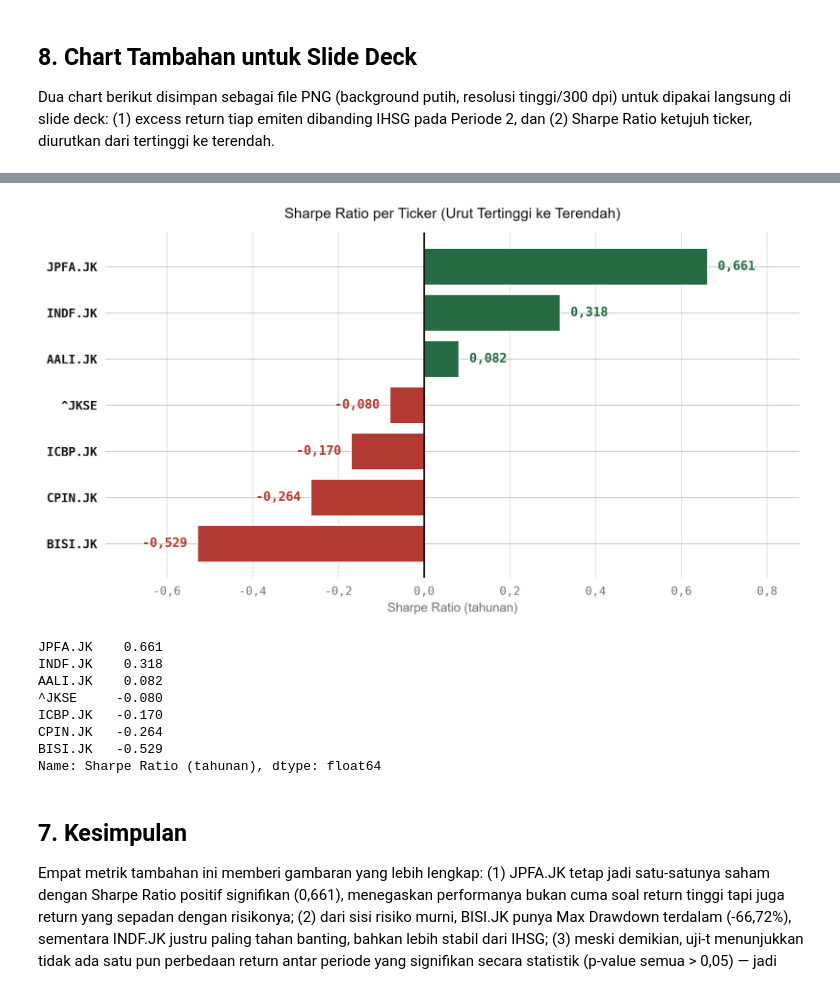
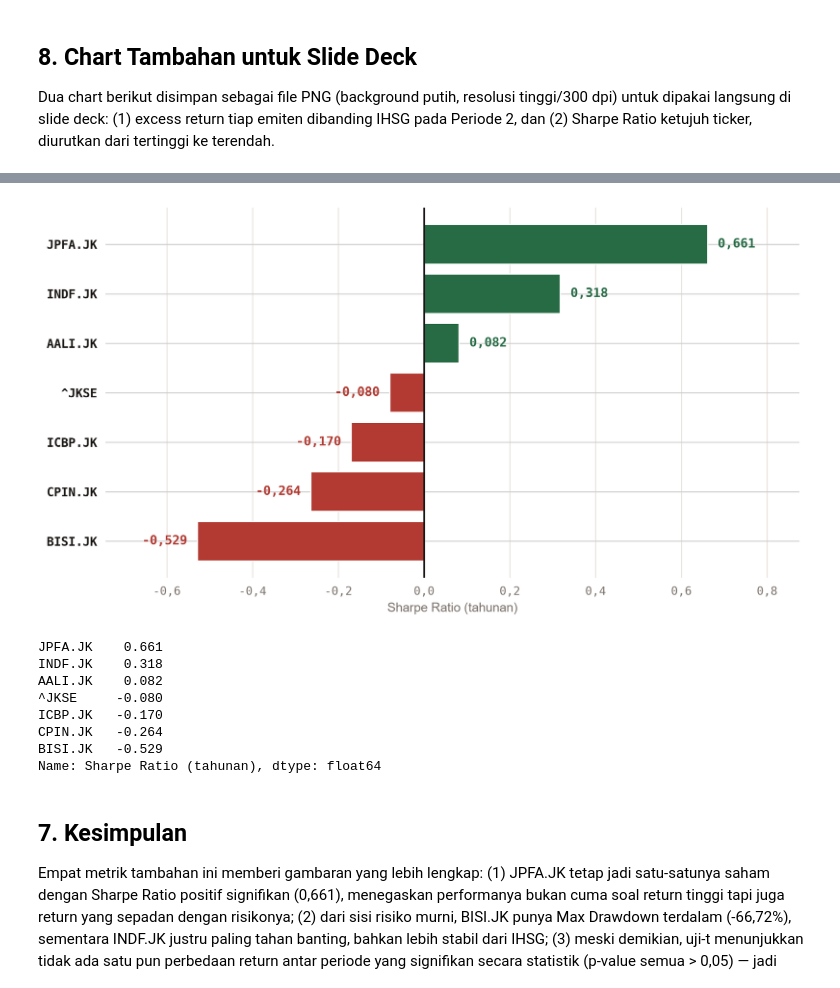
Before and after one commit to samuel-geraldo/analisis-pangan-idx, a Jupyter notebook: analisis_lanjutan.ipynb, the cells around one changed output, grey strips where cells are left out. Saved outputs shown, nothing was run; the diff lists cells and outputs as text; code cells hidden in the pictures.

```diff
--- a/analisis_lanjutan.ipynb
+++ b/analisis_lanjutan.ipynb
@@ -400,36 +398,34 @@ ax.margins(x=0.18)  # beri ruang ekstra biar label nilai di ujung bar tidak tabr
 
 for bar, v, w in zip(bars, df_sharpe_plot.values, warna):
     offset = (df_sharpe_plot.max() - df_sharpe_plot.min()) * 0.02
     x_lbl = v + offset if v > 0 else v - offset
     ha = "left" if v > 0 else "right"
     label = f"{v:.3f}".replace(".", ",")
     ax.text(x_lbl, bar.get_y() + bar.get_height() / 2, label, ha=ha, va="center",
             fontsize=10.5, color=w, fontfamily=FONT_MONO, fontweight="bold")
 
 ax.axvline(0, color=TEKS_UTAMA, linewidth=1.4, zorder=4)
 ax.xaxis.grid(True, color=GRID, linewidth=0.8, zorder=0)
 ax.set_axisbelow(True)
 ax.spines[["top", "right", "left", "bottom"]].set_visible(False)
 
 ax.set_xlabel("Sharpe Ratio (tahunan)", color=TEKS_SEKUNDER, fontsize=10.5, fontfamily=FONT_SANS)
 ax.xaxis.set_major_formatter(lambda x, _: f"{x:.1f}".replace(".", ","))
 ax.tick_params(axis="x", colors=TEKS_SEKUNDER, labelsize=9.5)
 for lbl in ax.get_xticklabels():
     lbl.set_fontfamily(FONT_MONO)
 for lbl in ax.get_yticklabels():
     lbl.set_fontfamily(FONT_MONO)
     lbl.set_color(TEKS_UTAMA)
     lbl.set_fontweight("bold")
 
-plt.title("Sharpe Ratio per Ticker (Urut Tertinggi ke Terendah)",
-          color=TEKS_UTAMA, fontfamily=FONT_SANS, fontsize=12, pad=12)
 plt.tight_layout()
 plt.savefig("chart_sharpe_ratio.png", dpi=300, facecolor=BG)
 plt.show()
 
 df_sharpe.round(3)
 # %% [output]
-[figure, old version]
+[figure, new version]
 JPFA.JK    0.661
 INDF.JK    0.318
 AALI.JK    0.082
```
Also changed, not shown: parts of 1 cell of this notebook, 2 other files.
